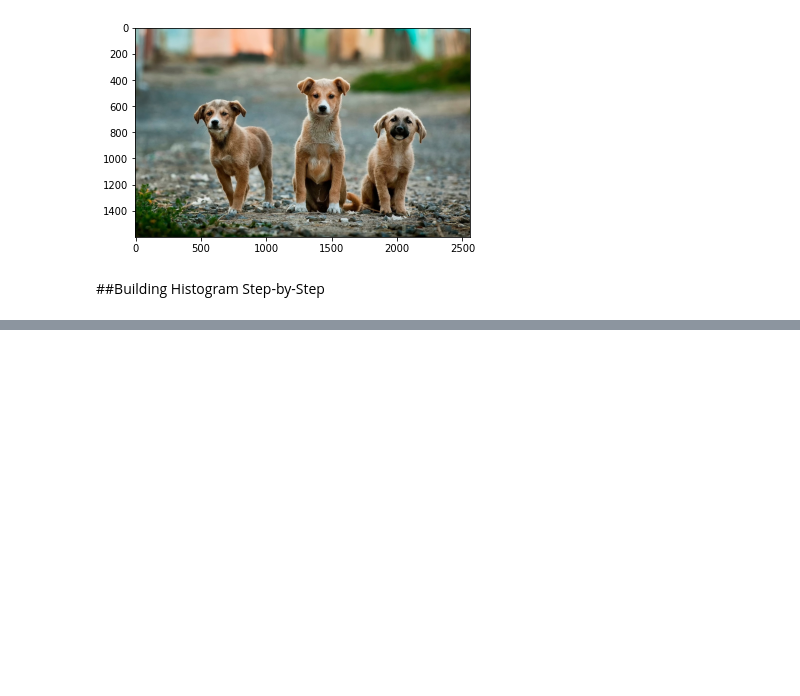
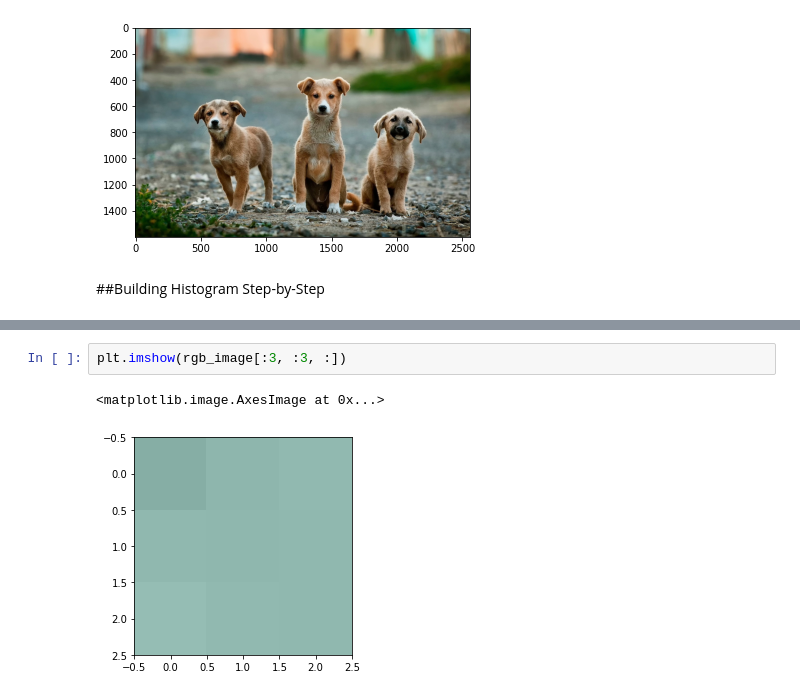
Before and after one commit to rahiakela/computer-vision-research-and-practice, a Jupyter notebook: embedding-methods-for-image-search/01_building_color_histograms.ipynb, the cells around one changed output, grey strips where cells are left out. Drawn from its saved outputs; the diff is of its cells as text; blank space fills up the shorter version.

```diff
--- a/embedding-methods-for-image-search/01_building_color_histograms.ipynb
+++ b/embedding-methods-for-image-search/01_building_color_histograms.ipynb
@@ -73,0 +110,5 @@ plt.imshow(rgb_image)
+# %%
+plt.imshow(rgb_image[:3, :3, :])
+# %% [output]
+<matplotlib.image.AxesImage at 0x...>
+[figure, added]
```
Also changed, not shown: parts of 32 cells of this notebook.
